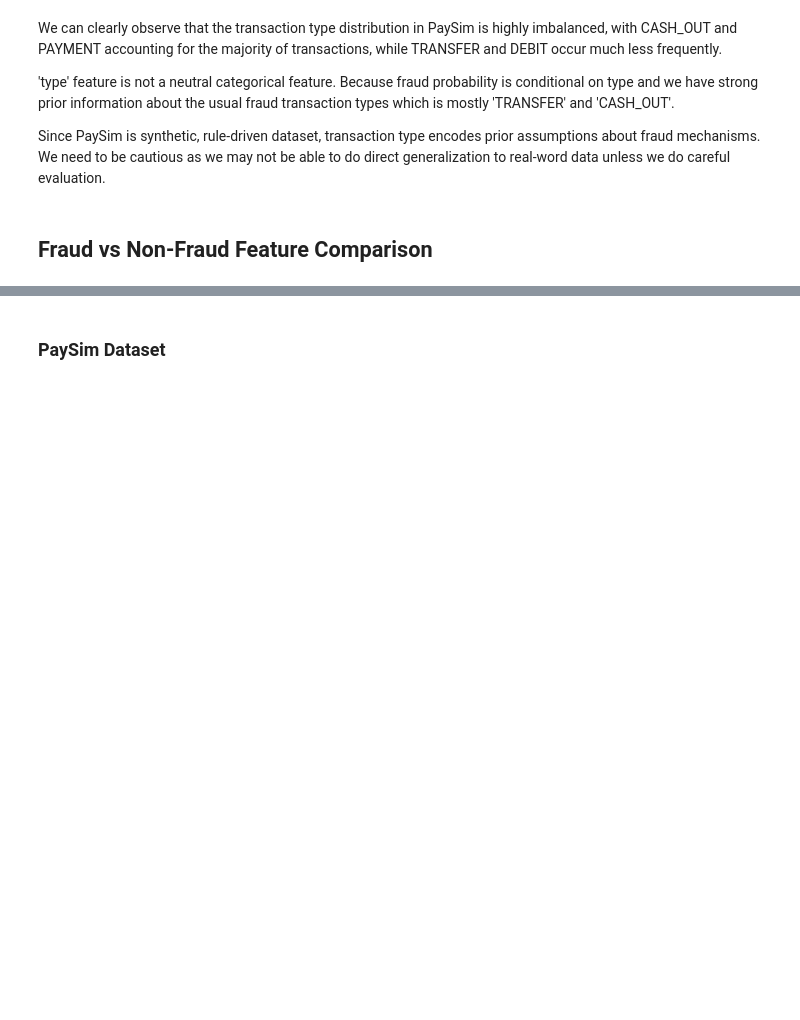
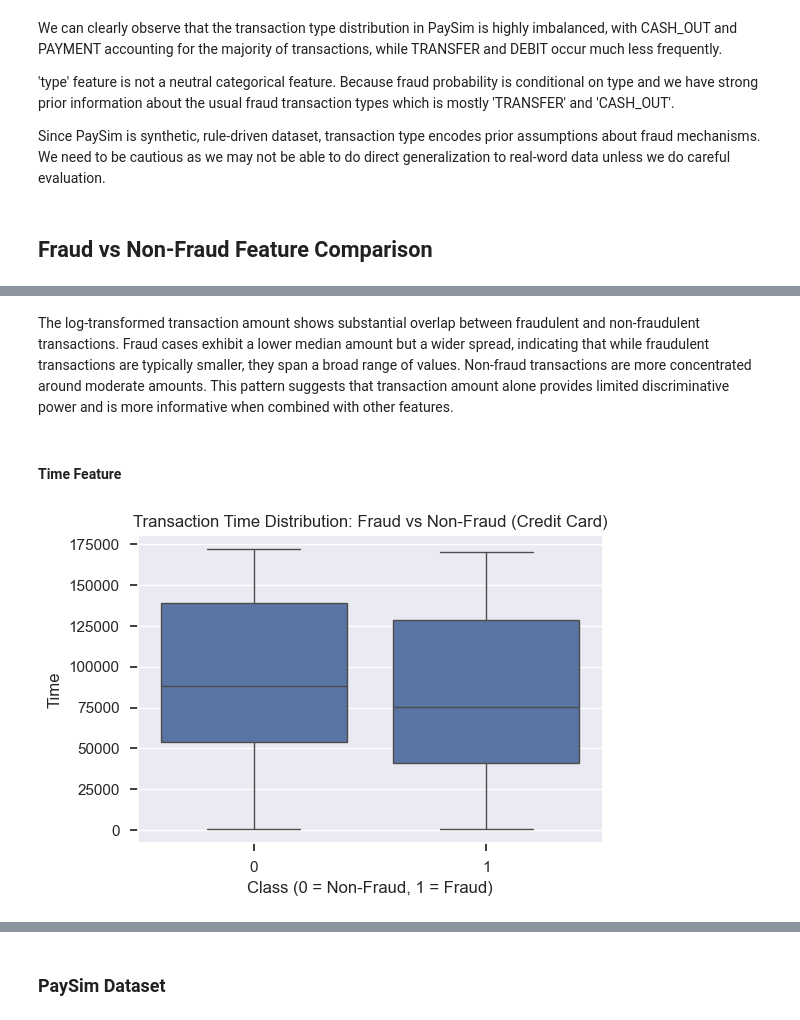
Before and after one commit to thisisehyas/Financial-Fraud-Detection-System, a Jupyter notebook: notebooks/EDA.ipynb, the cells around one changed output, grey strips where cells are left out. Cells and saved outputs as stored; diff of their text form; code cells hidden in the pictures; blank space fills up the shorter version.

```diff
--- a/notebooks/EDA.ipynb
+++ b/notebooks/EDA.ipynb
@@ -385,0 +451,17 @@ Since PaySim is synthetic, rule-driven dataset, transaction type encodes prior a
+# %% [markdown]
+The log-transformed transaction amount shows substantial overlap between fraudulent and non-fraudulent transactions. Fraud cases exhibit a lower median amount but a wider spread, indicating that while fraudulent transactions are typically smaller, they span a broad range of values. Non-fraud transactions are more concentrated around moderate amounts. This pattern suggests that transaction amount alone provides limited discriminative power and is more informative when combined with other features.
+# %% [markdown]
+#### Time Feature
+# %%
+plt.figure(figsize=(6, 4))
+sns.boxplot(
+    data=creditcard_balanced,
+    x='Class',
+    y='Time'
+)
+plt.title('Transaction Time Distribution: Fraud vs Non-Fraud (Credit Card)')
+plt.xlabel('Class (0 = Non-Fraud, 1 = Fraud)')
+plt.ylabel('Time')
+plt.show()
+# %% [output]
+[figure, added]
```
Also changed, not shown: parts of 12 cells of this notebook.
